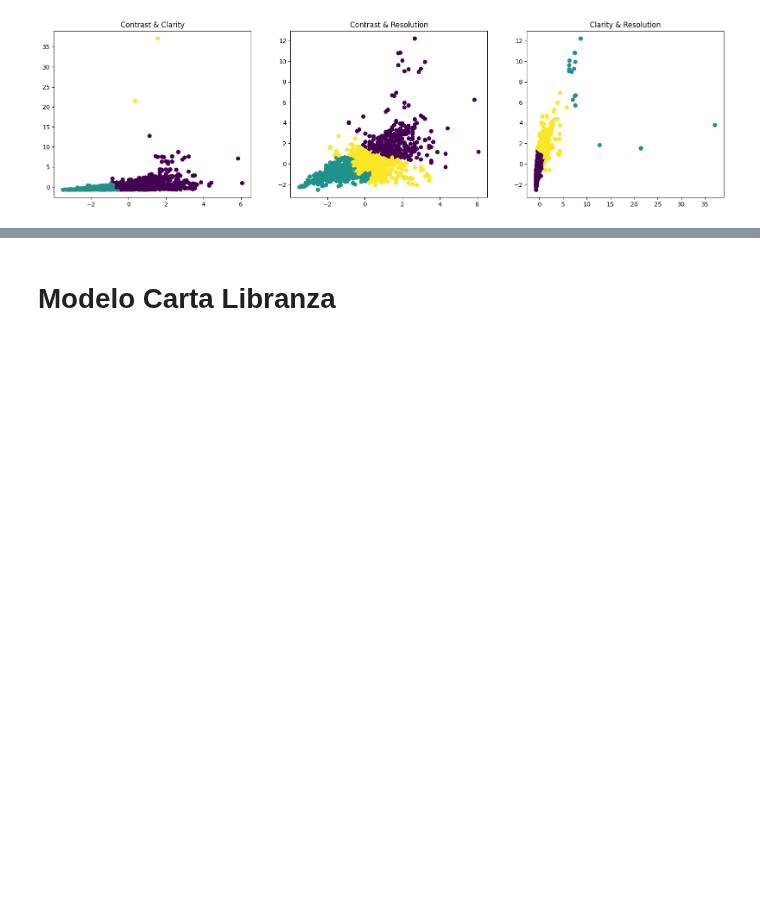
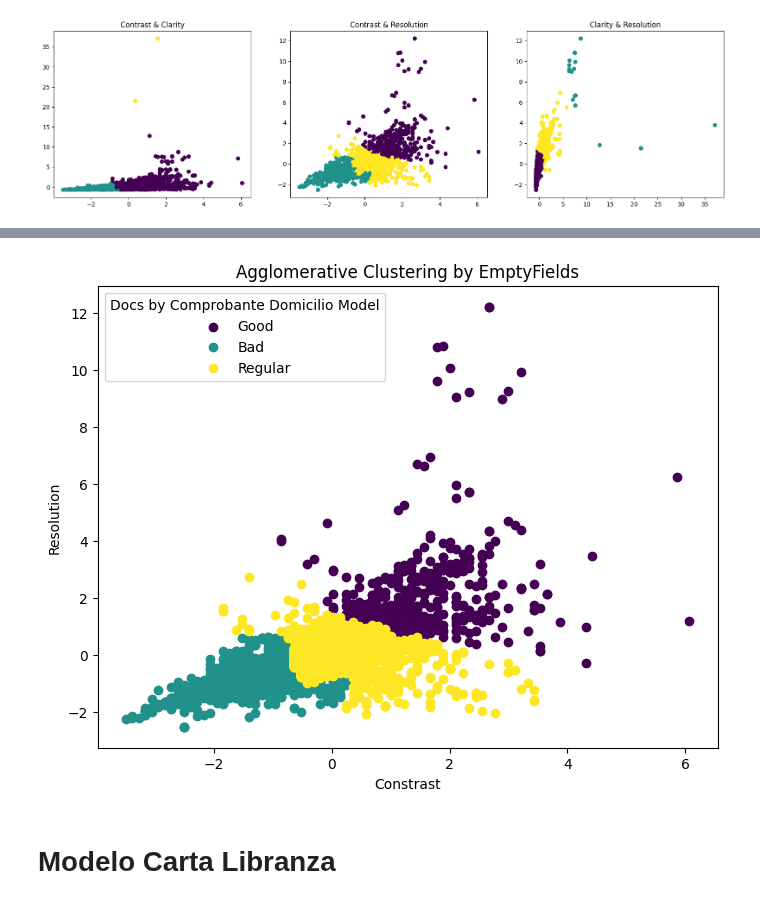
Before and after one commit to Jesus2342/IntProject_Team8, a Jupyter notebook: IntProject_Team8/notebooks/Final_Mod_Act5.ipynb, the cells around one changed output, grey strips where cells are left out. Drawn from its saved outputs; the diff is of its cells as text; code cells hidden in the pictures; blank space fills up the shorter version.

```diff
--- a/IntProject_Team8/notebooks/Final_Mod_Act5.ipynb
+++ b/IntProject_Team8/notebooks/Final_Mod_Act5.ipynb
@@ -319,3 +418,9 @@ X_addy = [X1_addy, X2_addy, X3_addy]
 agg_graph(X_addy, labels_addy, graph_titles)
 # %% [output]
 [figure]
+# %%
+temp_df4 = pd.DataFrame(X2_addy, columns=['Contrast', 'Resolution'])
+temp_df4['Cluster'] = y2_addy
+
+for cluster_id in temp_df4['Cluster'].unique():
+    print(f"Cluster {cluster_id}:\n{temp_df4[temp_df4['Cluster'] == cluster_id]}\n")
@@ -322,3 +445,23 @@ agg_graph(X_addy, labels_addy, graph_titles)
+# %%
+cluster_names = {0: 'Good', 1: 'Bad', 2: 'Regular'}
+unique_clusters = np.unique(y2_addy)
+colors = plt.cm.viridis(np.linspace(0, 1, len(unique_clusters)))
+
+plt.figure(figsize=(8, 6))
+
+for cluster_id, color in zip(unique_clusters, colors):
+    mask = y2_addy == cluster_id
+    plt.scatter(X2_addy[mask, 0], X2_addy[mask, 1],
+                color=color, label=cluster_names[cluster_id], marker='o')
+
+
+plt.title('Agglomerative Clustering by EmptyFields')
+plt.xlabel('Constrast')
+plt.ylabel('Resolution')
+plt.legend(title="Docs by Comprobante Domicilio Model")
+plt.show()
+# %% [output]
+[figure, added]
 # %% [markdown]
 # Modelo Carta Libranza
 # %% [markdown]
```
Also changed, not shown: parts of 25 cells of this notebook, 1 other file.
